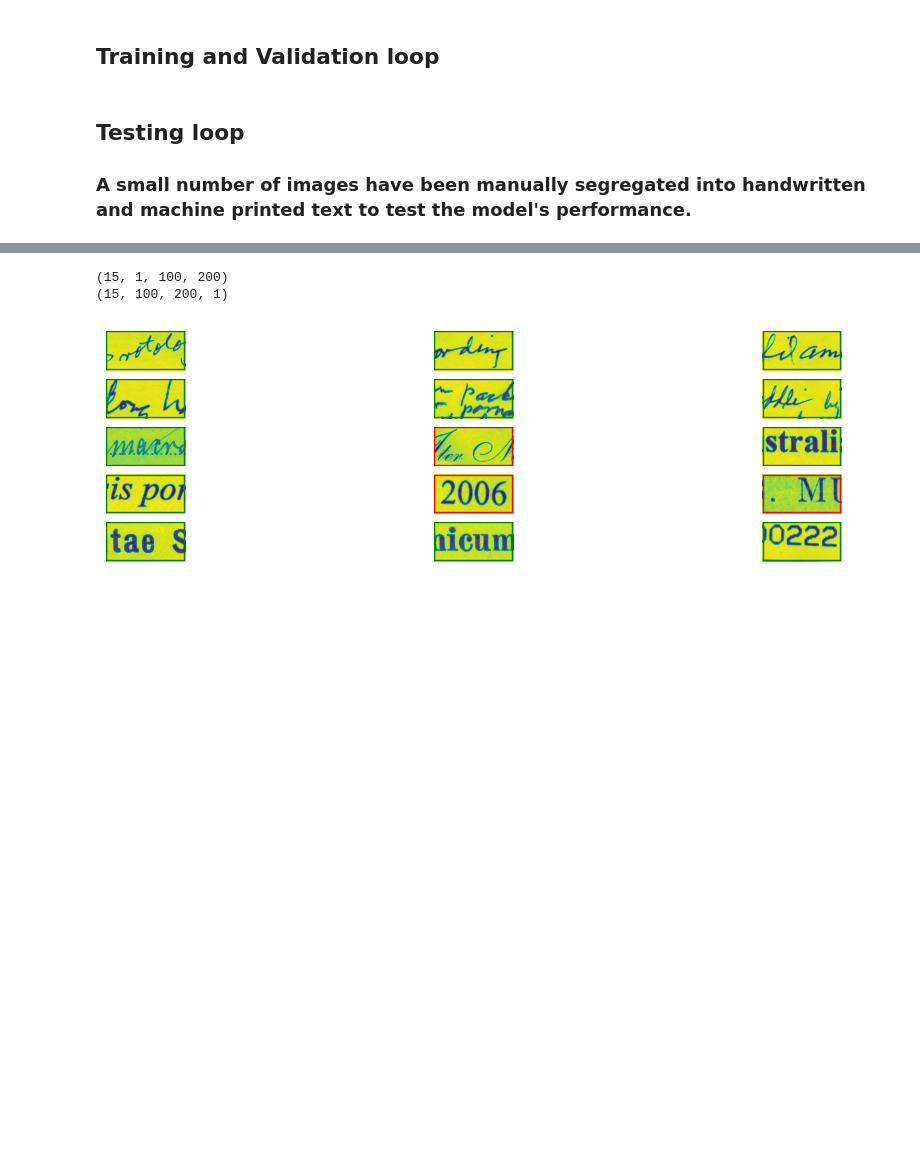
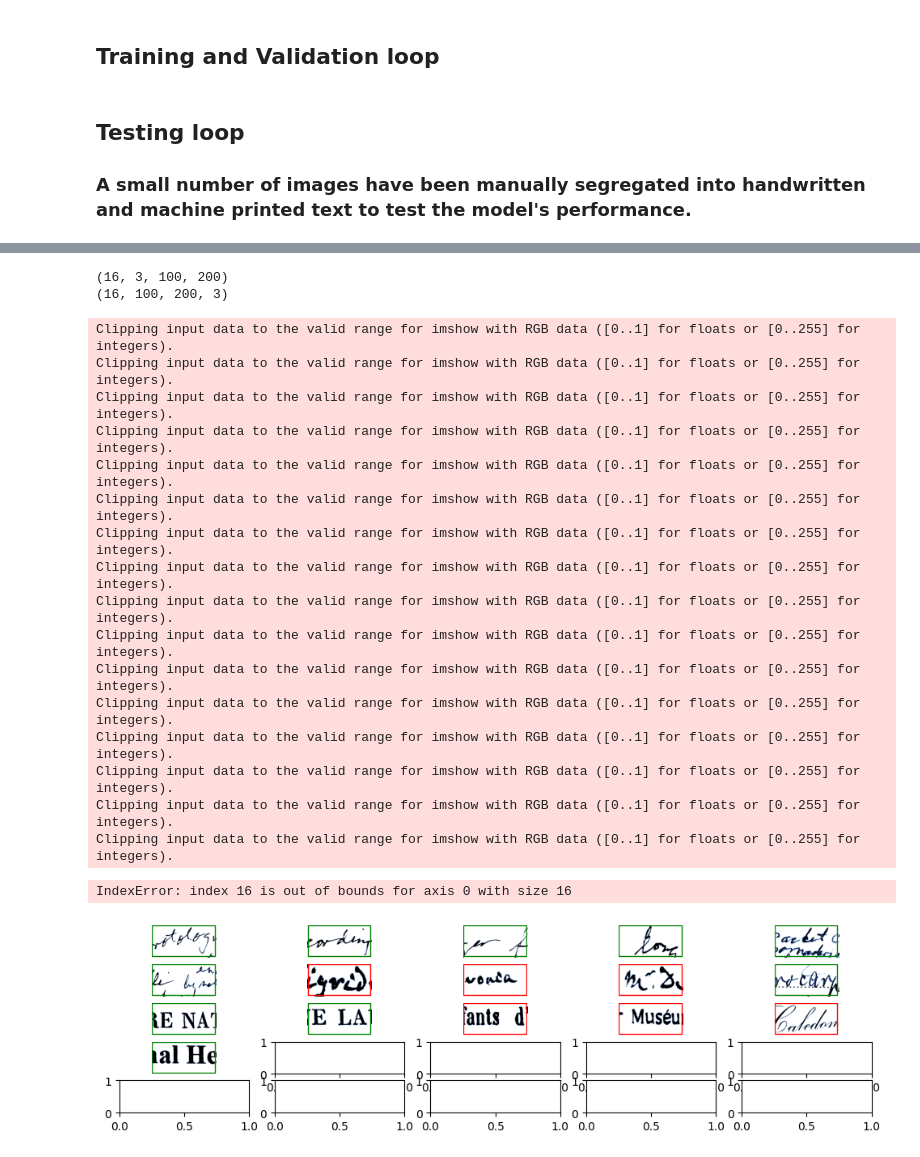
Before and after one commit to BU-Spark/ml-herbarium, a Jupyter notebook: trocr/evaluation-dataset/handwritten-typed-text-classification/Classifier.ipynb, the cells around one changed output, grey strips where cells are left out. Cells and saved outputs as stored; diff of their text form; code cells hidden in the pictures; blank space fills up the shorter version.

Commit message:
Add preprocessing for synthetic data

```diff
--- a/trocr/evaluation-dataset/handwritten-typed-text-classification/Classifier.ipynb
+++ b/trocr/evaluation-dataset/handwritten-typed-text-classification/Classifier.ipynb
@@ -82,7 +76,7 @@ val_indices = indices[train_size:]
 train_sampler = SubsetRandomSampler(train_indices)
 val_sampler = SubsetRandomSampler(val_indices)
 
-batch_size = 16
+batch_size = 32
 
 # Create data loaders for train and validation sets
 train_loader = DataLoader(dataset, batch_size=batch_size, sampler=train_sampler)
@@ -158,8 +141,9 @@ num_classes = 2
 # model.classifier[1] = nn.Linear(model.last_channel, num_classes-1)
 
 
+
 # Load pre-trained DenseNet model
-model = models.densenet121(pretrained=True)
+model = models.densenet121(weights="DenseNet121_Weights.IMAGENET1K_V1")
 
 # Replace the last layer for binary classification
 model.classifier = nn.Linear(model.classifier.in_features, num_classes-1)
@@ -177,9 +161,9 @@ optimizer = optim.SGD(model.parameters(), lr=0.001, momentum=0.9)
 model = model.to(device)
 
 # Training loop
-num_epochs = 10
+num_epochs = 50
 
-patience = 2
+patience = 50
 best_val_loss = float('inf')
 
 for epoch in range(num_epochs):
@@ -274,7 +258,7 @@ for epoch in range(num_epochs):
             counter = 0
             # Save the model
             print("Saving model...")
-            torch.save(model.state_dict(), 'model/densenet_best_model.pth')
+            torch.save(model.state_dict(), 'model/densenet_not_best_model.pth')
         else:
             counter += 1
             # Check if the counter reaches the patience limit
@@ -291,30 +275,36 @@ torch.save(model.state_dict(), 'model/vgg16_best_model_0-82_128x300.pth')
 ### A small number of images have been manually segregated into handwritten and machine printed text to test the model's performance.
 # %%
 # Load the best model
-best_model = models.vgg16(weights="VGG16_Weights.IMAGENET1K_V1")
+# best_model = models.vgg16(weights="VGG16_Weights.IMAGENET1K_V1")
 
-# Modify the first convolutional layer to accept grayscale images
-best_model.features[0] = torch.nn.Conv2d(1, 64, kernel_size=3, stride=1, padding=1)
+# # Modify the first convolutional layer to accept grayscale images
+# best_model.features[0] = torch.nn.Conv2d(1, 64, kernel_size=3, stride=1, padding=1)
 
-# Modify the last fully connected layer to match the number of classes in your task
-num_features = best_model.classifier[6].in_features
-best_model.classifier[6] = torch.nn.Linear(num_features, 1)
+# # Modify the last fully connected layer to match the number of classes in your task
+# num_features = best_model.classifier[6].in_features
+# best_model.classifier[6] = torch.nn.Linear(num_features, 1)
 
-best_model.load_state_dict(torch.load('model/vgg16_best_model.pth')) # vgg16_best_model, vgg16_1_epoch
+
+best_model = models.densenet121(weights="DenseNet121_Weights.IMAGENET1K_V1")
+# Modify the model for binary classification
+num_ftrs = best_model.classifier.in_features
+best_model.classifier = nn.Linear(num_ftrs, 1)
+
+best_model.load_state_dict(torch.load('model/densenet_not_best_model.pth')) # vgg16_best_model
 best_model = best_model.to(device)
 # %%
 #
 test_preprocess = transforms.Compose([
     transforms.Resize([100, ]),
-    transforms.RandomCrop((100, 200)),
+    transforms.CenterCrop((100, 200)),
 #     transforms.RandomHorizontalFlip(),
 #     transforms.RandomVerticalFlip(),
 #     transforms.RandomRotation(degrees=90),
 #     transforms.ColorJitter(brightness=0.2, contrast=0.2, saturation=0.2, hue=0.1),
-    transforms.Grayscale(),
+    transforms.Grayscale(num_output_channels=3),
     transforms.ToTensor(),
-    transforms.Normalize(mean=[0.5], std=[0.5]),
-    # transforms.Normalize(mean=[0.485, 0.456, 0.406], std=[0.229, 0.224, 0.225]),
+#     transforms.Normalize(mean=[0.5], std=[0.5]),
+    transforms.Normalize(mean=[0.485, 0.456, 0.406], std=[0.229, 0.224, 0.225]),
 ])
 # %%
 # Evaluate the best model on the test dataset
@@ -401,34 +388,51 @@ y_true_cpu, y_pred_cpu
 img_no = 0
 
 # Iterate over the data loader to get a batch of transformed images
 for images, labels in test_loader:
     print(images.numpy().shape)
     # Convert images to numpy array and transpose dimensions from
     # (batch_size, channels, height, width) to (batch_size, height, width, channels)
     images = images.numpy().transpose(0, 2, 3, 1)
 
     print(images.shape)
 
     num_rows = 5
 
     # Plot the images
     fig, axes = plt.subplots(num_rows, int(len(test_loader.dataset)/num_rows), figsize=(12, 3))
     for i in range(num_rows):
         for j in range(int(len(test_loader.dataset)/num_rows)):
-            axes[i][j].imshow(images[img_no])
+            axes[i][j].imshow(images[img_no%len(test_loader.dataset)])
             axes[i][j].axis('off')
 
             edge_color = 'g'
             if(y_true_cpu[img_no] != y_pred_cpu[img_no]):
                 edge_color = 'r'
 
 
             # Create a Rectangle patch
             rect = patches.Rectangle((0, 0), 195, 95, linewidth=1, edgecolor=edge_color, facecolor='none')
             axes[i][j].add_patch(rect)
             img_no += 1
     plt.show()
 # %% [output]
-(15, 1, 100, 200)
-(15, 100, 200, 1)
+(16, 3, 100, 200)
+(16, 100, 200, 3)
+Clipping input data to the valid range for imshow with RGB data ([0..1] for floats or [0..255] for integers).
+Clipping input data to the valid range for imshow with RGB data ([0..1] for floats or [0..255] for integers).
+Clipping input data to the valid range for imshow with RGB data ([0..1] for floats or [0..255] for integers).
+Clipping input data to the valid range for imshow with RGB data ([0..1] for floats or [0..255] for integers).
+Clipping input data to the valid range for imshow with RGB data ([0..1] for floats or [0..255] for integers).
+Clipping input data to the valid range for imshow with RGB data ([0..1] for floats or [0..255] for integers).
+Clipping input data to the valid range for imshow with RGB data ([0..1] for floats or [0..255] for integers).
+Clipping input data to the valid range for imshow with RGB data ([0..1] for floats or [0..255] for integers).
+Clipping input data to the valid range for imshow with RGB data ([0..1] for floats or [0..255] for integers).
+Clipping input data to the valid range for imshow with RGB data ([0..1] for floats or [0..255] for integers).
+Clipping input data to the valid range for imshow with RGB data ([0..1] for floats or [0..255] for integers).
+Clipping input data to the valid range for imshow with RGB data ([0..1] for floats or [0..255] for integers).
+Clipping input data to the valid range for imshow with RGB data ([0..1] for floats or [0..255] for integers).
+Clipping input data to the valid range for imshow with RGB data ([0..1] for floats or [0..255] for integers).
+Clipping input data to the valid range for imshow with RGB data ([0..1] for floats or [0..255] for integers).
+Clipping input data to the valid range for imshow with RGB data ([0..1] for floats or [0..255] for integers).
+IndexError: index 16 is out of bounds for axis 0 with size 16
-[figure, old version]
+[figure, new version]
```
Also changed, not shown: parts of 12 cells of this notebook, 1 other file.
